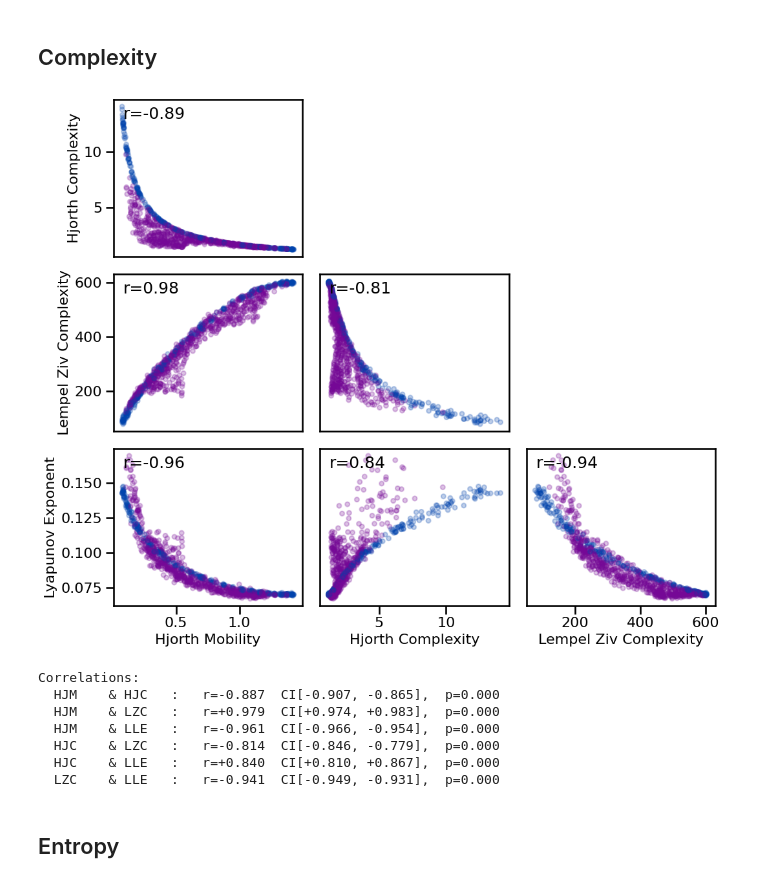
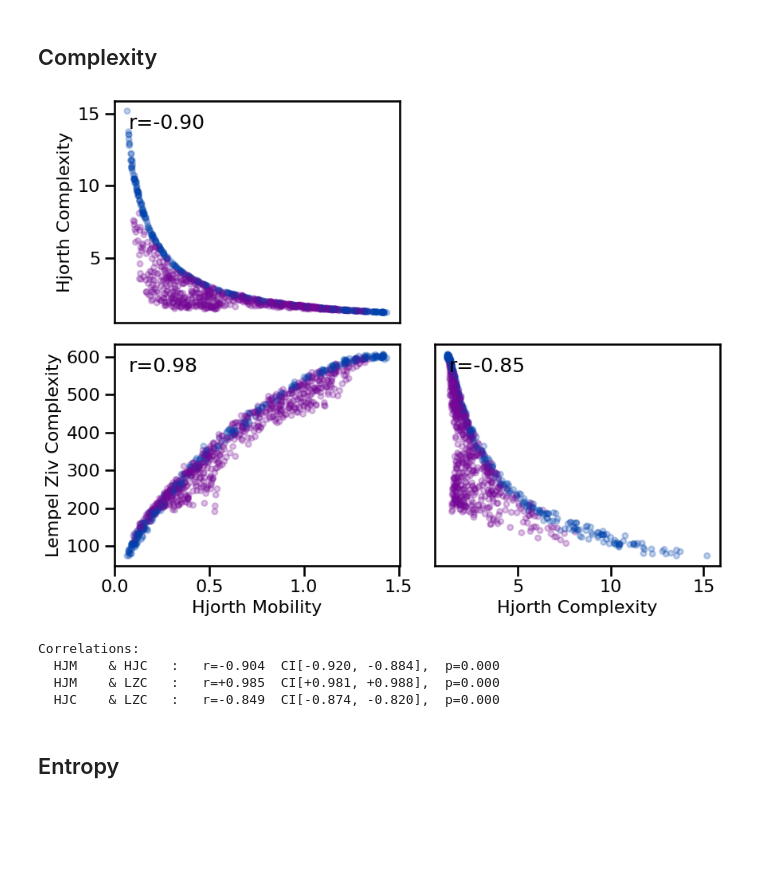
Before and after one commit to AperiodicMethods/AperiodicMethods, a Jupyter notebook: notebooks/41-WithinComparisons.ipynb, the cells around one changed output. Cells and saved outputs as stored; diff of their text form; code cells hidden in the pictures; blank space fills up the shorter version.

```diff
--- a/notebooks/41-WithinComparisons.ipynb
+++ b/notebooks/41-WithinComparisons.ipynb
@@ -135,12 +126,11 @@ measures_cp = {
     hjorth_mobility : HJM_PARAMS,
     hjorth_complexity : HJC_PARAMS,
     lempelziv : LZ_PARAMS,
-    lyapunov : LY_PARAMS,
 }
 # %%
 # Run simulations, comparing complexity measures
 results_cp, all_sim_params_cp = run_comparisons(\
-    sim_combined, SIM_PARAMS_COMB, measures_cp, samplers, N_SIMS, RETURN_SIM_PARAMS)
+    sim_combined, SIM_SAMPLERS['comb_sampler'], measures_cp, return_sim_params=RETURN_SIM_PARAMS)
 # %%
 # Compute correlations across all measures, as well as with & without oscillations
 all_corrs_cp = compute_all_corrs(results_cp)
@@ -149,21 +139,18 @@ all_corrs_no_osc_cp = compute_all_corrs(results_cp, ~all_sim_params_cp['has_osc'
 # %%
 # Plot comparisons across complexity measures
 cs = [COLORS['CM'] if osc else COLORS['AP'] for osc in all_sim_params_cp.has_osc]
-plot_results_all(results_cp, figsize=(11, 9), tposition='tl', c=cs, **dot_kwargs,
+plot_results_all(results_cp, figsize=(9, 7), tposition='tl', c=cs, **dot_kwargs,
                  save_fig=SAVE_FIG, file_name='compl_comp' + EXT, file_path=FIGPATH)
 # %% [output]
-[figure, old version]
+[figure, new version]
 # %%
 # Print correlations between different complexity measures
 print_corr_combs(all_corrs_cp)
 # %% [output]
 Correlations:
-  HJM    & HJC   :   r=-0.887  CI[-0.907, -0.865],  p=0.000
-  HJM    & LZC   :   r=+0.979  CI[+0.974, +0.983],  p=0.000
-  HJM    & LLE   :   r=-0.961  CI[-0.966, -0.954],  p=0.000
-  HJC    & LZC   :   r=-0.814  CI[-0.846, -0.779],  p=0.000
-  HJC    & LLE   :   r=+0.840  CI[+0.810, +0.867],  p=0.000
-  LZC    & LLE   :   r=-0.941  CI[-0.949, -0.931],  p=0.000
+  HJM    & HJC   :   r=-0.904  CI[-0.920, -0.884],  p=0.000
+  HJM    & LZC   :   r=+0.985  CI[+0.981, +0.988],  p=0.000
+  HJC    & LZC   :   r=-0.849  CI[-0.874, -0.820],  p=0.000
 # %% [markdown]
 ## Entropy
 # %%
```
Also changed, not shown: parts of 14 cells of this notebook, 1 other file.
